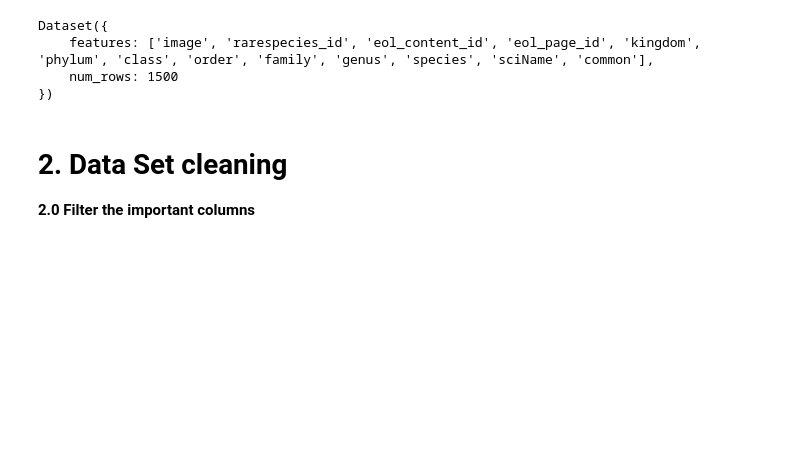
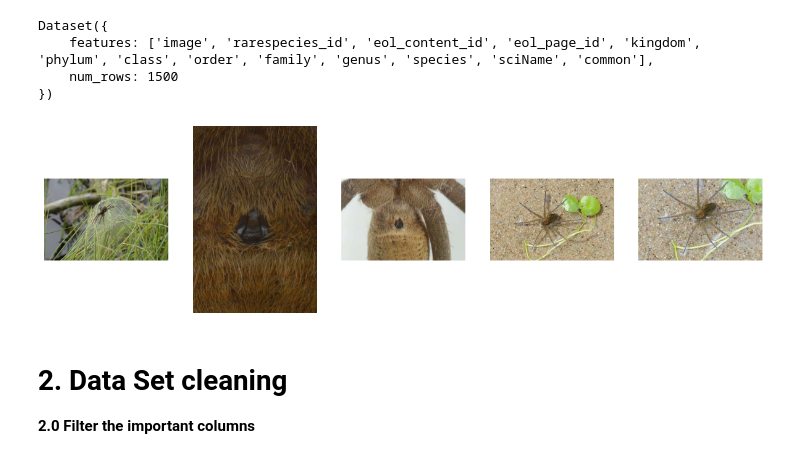
Before and after one commit to Math0202/Data-science, a Jupyter notebook: Classification[1].ipynb, the cells around one changed output. Cells and saved outputs as stored; diff of their text form; code cells hidden in the pictures; blank space fills up the shorter version.

Commit message:
display a sample of images

```diff
--- a/Classification[1].ipynb
+++ b/Classification[1].ipynb
@@ -42,6 +40,19 @@ Dataset({
     features: ['image', 'rarespecies_id', 'eol_content_id', 'eol_page_id', 'kingdom', 'phylum', 'class', 'order', 'family', 'genus', 'species', 'sciName', 'common'],
     num_rows: 1500
 })
+# %%
+import matplotlib.pyplot as plt
+
+fig, axes = plt.subplots(1,5, figsize = (15, 5))
+
+for i in range(5):
+    img = pro[i]['image']
+    axes[i].imshow(img)
+    axes[i].axis('off')
+
+plt.show()
+# %% [output]
+[figure, added]
 # %% [markdown]
 # 2. Data Set cleaning
 
```
Also changed, not shown: parts of 1 cell of this notebook.
